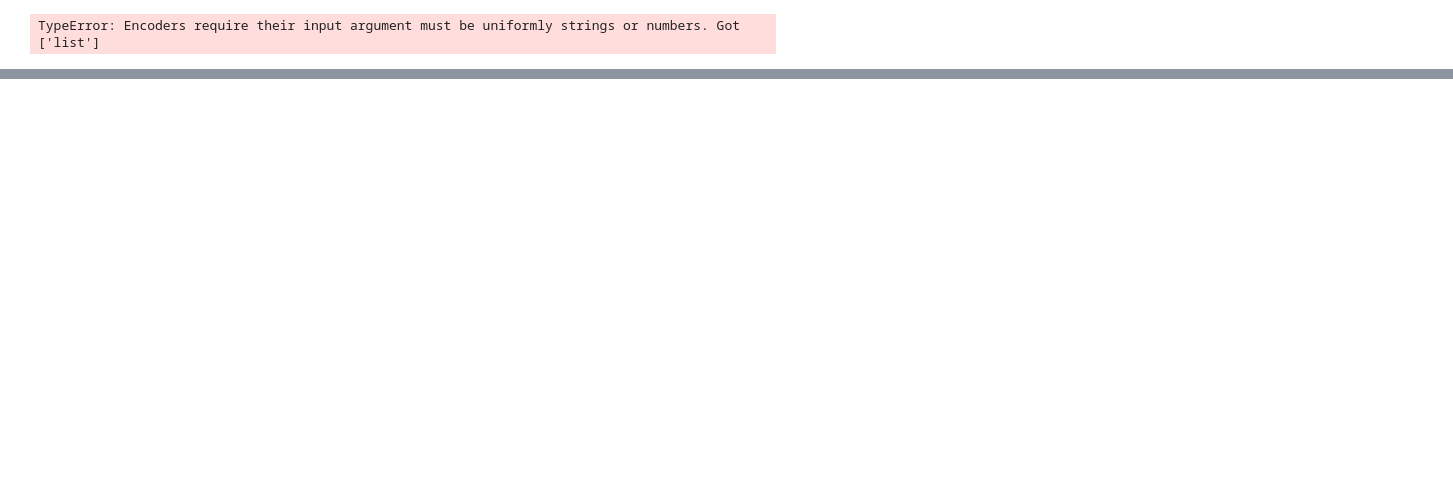
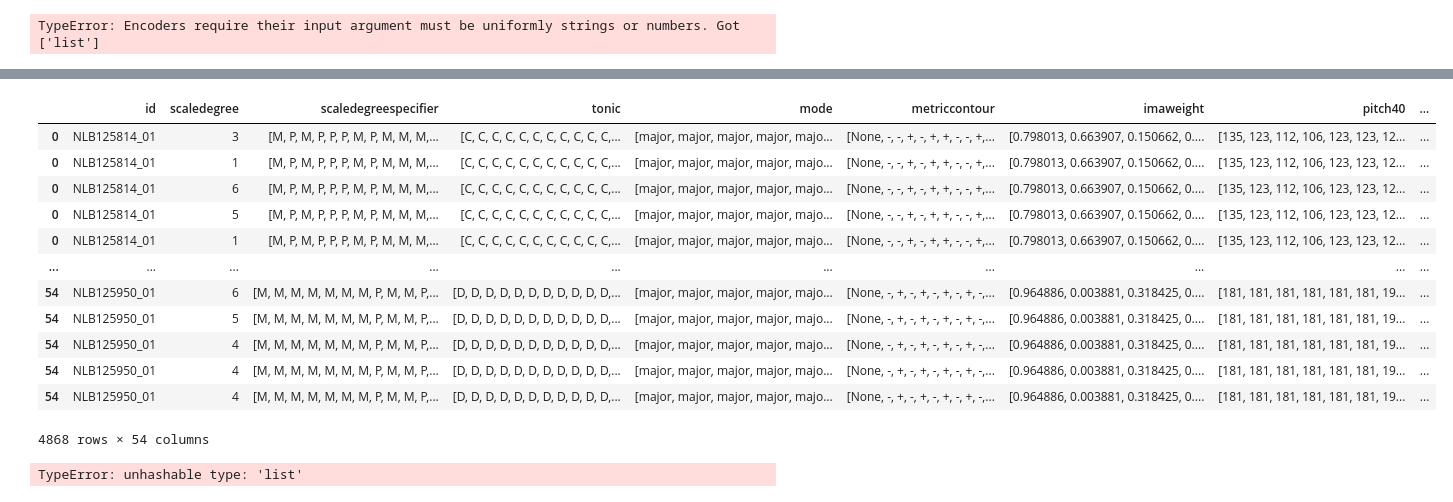
Before and after one commit to val9212/projet_ml, a Jupyter notebook: Visualisation/selection_données.ipynb, the cells around one changed output, grey strips where cells are left out. Cells and saved outputs as stored; diff of their text form; code cells hidden in the pictures; blank space fills up the shorter version.

```diff
--- a/Visualisation/selection_données.ipynb
+++ b/Visualisation/selection_données.ipynb
@@ -200,8 +194,6 @@ gpr_Frankland_sum | [0.         0.25       0.33333333 0.375      0.41666667 0.5
  0.6        0.61111111 0.625      0.75       0.77777778 0.8
  0.83333333 0.9        0.91666667 0.91666667 1.         1.14285714
  1.625     ]
-# %%
-data_selected = data_selected[:1000]
 # %%
 def create_subsequences(data, columns, target, length, method='mean'):
     for column in columns:
@@ -291,43 +248,3 @@ Importance pour la caractéristique 2 : 0.3436617846764762
 create_subsequences(data_selected, 4, 'phrase_end')
 # %% [output]
 ValueError: setting an array element with a sequence. The requested array has an inhomogeneous shape after 1 dimensions. The detected shape was (9,) + inhomogeneous part.
-# %%
-import pandas as pd
-from sklearn.feature_extraction.text import CountVectorizer, TfidfVectorizer
-from sklearn.ensemble import RandomForestClassifier
-from sklearn.model_selection import train_test_split
-from sklearn.metrics import accuracy_score
-# Exemple de DataFrame avec des listes textuelles et une target
-data = pd.DataFrame({
-    'col1': [["chat", "chien", "oiseau"], ["chien", "chien", "chat"], ["oiseau", "oiseau"]],
-    'col2': [["voiture", "camion"], ["voiture", "moto"], ["moto", "camion"]],
-    'target': [["True", "False", "True"], ["True", "True"], ["False", "False"]]
-})
-# Fonction pour transformer la target en pourcentage de True
-data['target_mean'] = data['target'].apply(lambda x: sum([1 if v == "True" else 0 for v in x]) / len(x))
-# Transformer les listes textuelles en texte brut pour CountVectorizer
-data['col1_str'] = data['col1'].apply(lambda x: ' '.join(x))
-data['col2_str'] = data['col2'].apply(lambda x: ' '.join(x))
-# Utiliser CountVectorizer pour convertir le texte en caractéristiques
-vectorizer = CountVectorizer()
-X_col1 = vectorizer.fit_transform(data['col1_str'])
-X_col2 = vectorizer.fit_transform(data['col2_str'])
-# Transformer les features en DataFrame dense
-X_col1_df = pd.DataFrame(X_col1.toarray(), columns=vectorizer.get_feature_names_out())
-X_col2_df = pd.DataFrame(X_col2.toarray(), columns=vectorizer.get_feature_names_out())
-# Concaténer les colonnes
-X = pd.concat([X_col1_df, X_col2_df], axis=1)
-y = (data['target_mean'] > 0.5).astype(int)
-# Diviser en train et test
-X_train, X_test, y_train, y_test = train_test_split(X, y, test_size=0.2, random_state=42)
-# Entraîner un modèle RandomForest
-model = RandomForestClassifier()
-model.fit(X_train, y_train)
-# Évaluer le modèle
-y_pred = model.predict(X_test)
-print(f'Accuracy: {accuracy_score(y_test, y_pred)}')
-# Importance des caractéristiques
-importances = model.feature_importances_
-feature_names = X.columns
-for i in range(len(feature_names)):
-    print(f'Importance de {feature_names[i]} : {importances[i]}')
@@ -349,0 +276,27 @@ TypeError: Encoders require their input argument must be uniformly strings or nu
+# %%
+data.explode(column=no_lyrics[1])
+# %% [output]
+|  | id | scaledegree | scaledegreespecifier | tonic | mode | metriccontour | imaweight | pitch40 | ... |
+| 0 | NLB125814_01 | 3 | [M, P, M, P, P, P, M, P, M, M, M,... | [C, C, C, C, C, C, C, C, C, C, C,... | [major, major, major, major, majo... | [None, -, -, +, -, +, +, -, -, +,... | [0.798013, 0.663907, 0.150662, 0.... | [135, 123, 112, 106, 123, 123, 12... | ... |
+| 0 | NLB125814_01 | 1 | [M, P, M, P, P, P, M, P, M, M, M,... | [C, C, C, C, C, C, C, C, C, C, C,... | [major, major, major, major, majo... | [None, -, -, +, -, +, +, -, -, +,... | [0.798013, 0.663907, 0.150662, 0.... | [135, 123, 112, 106, 123, 123, 12... | ... |
+| 0 | NLB125814_01 | 6 | [M, P, M, P, P, P, M, P, M, M, M,... | [C, C, C, C, C, C, C, C, C, C, C,... | [major, major, major, major, majo... | [None, -, -, +, -, +, +, -, -, +,... | [0.798013, 0.663907, 0.150662, 0.... | [135, 123, 112, 106, 123, 123, 12... | ... |
+| 0 | NLB125814_01 | 5 | [M, P, M, P, P, P, M, P, M, M, M,... | [C, C, C, C, C, C, C, C, C, C, C,... | [major, major, major, major, majo... | [None, -, -, +, -, +, +, -, -, +,... | [0.798013, 0.663907, 0.150662, 0.... | [135, 123, 112, 106, 123, 123, 12... | ... |
+| 0 | NLB125814_01 | 1 | [M, P, M, P, P, P, M, P, M, M, M,... | [C, C, C, C, C, C, C, C, C, C, C,... | [major, major, major, major, majo... | [None, -, -, +, -, +, +, -, -, +,... | [0.798013, 0.663907, 0.150662, 0.... | [135, 123, 112, 106, 123, 123, 12... | ... |
+| ... | ... | ... | ... | ... | ... | ... | ... | ... | ... |
+| 54 | NLB125950_01 | 6 | [M, M, M, M, M, M, M, P, M, M, P,... | [D, D, D, D, D, D, D, D, D, D, D,... | [major, major, major, major, majo... | [None, -, +, -, +, -, +, -, +, -,... | [0.964886, 0.003881, 0.318425, 0.... | [181, 181, 181, 181, 181, 181, 19... | ... |
+| 54 | NLB125950_01 | 5 | [M, M, M, M, M, M, M, P, M, M, P,... | [D, D, D, D, D, D, D, D, D, D, D,... | [major, major, major, major, majo... | [None, -, +, -, +, -, +, -, +, -,... | [0.964886, 0.003881, 0.318425, 0.... | [181, 181, 181, 181, 181, 181, 19... | ... |
+| 54 | NLB125950_01 | 4 | [M, M, M, M, M, M, M, P, M, M, P,... | [D, D, D, D, D, D, D, D, D, D, D,... | [major, major, major, major, majo... | [None, -, +, -, +, -, +, -, +, -,... | [0.964886, 0.003881, 0.318425, 0.... | [181, 181, 181, 181, 181, 181, 19... | ... |
+| 54 | NLB125950_01 | 4 | [M, M, M, M, M, M, M, P, M, M, P,... | [D, D, D, D, D, D, D, D, D, D, D,... | [major, major, major, major, majo... | [None, -, +, -, +, -, +, -, +, -,... | [0.964886, 0.003881, 0.318425, 0.... | [181, 181, 181, 181, 181, 181, 19... | ... |
+| 54 | NLB125950_01 | 4 | [M, M, M, M, M, M, M, P, M, M, P,... | [D, D, D, D, D, D, D, D, D, D, D,... | [major, major, major, major, majo... | [None, -, +, -, +, -, +, -, +, -,... | [0.964886, 0.003881, 0.318425, 0.... | [181, 181, 181, 181, 181, 181, 19... | ... |
+4868 rows × 54 columns
+# %%
+# Select the dataset (replace 'data' with your DataFrame variable)
+categorical_columns = ['scaledegreespecifier', 'tonic', 'mode']  # Replace with actual categorical columns
+
+# Apply one-hot encoding
+one_hot_encoded = pd.get_dummies(data, columns=categorical_columns)
+
+# Display the first few rows of the resulting DataFrame
+print(one_hot_encoded.head())
+# %% [output]
+TypeError: unhashable type: 'list'
```
Also changed, not shown: parts of 9 cells of this notebook.
